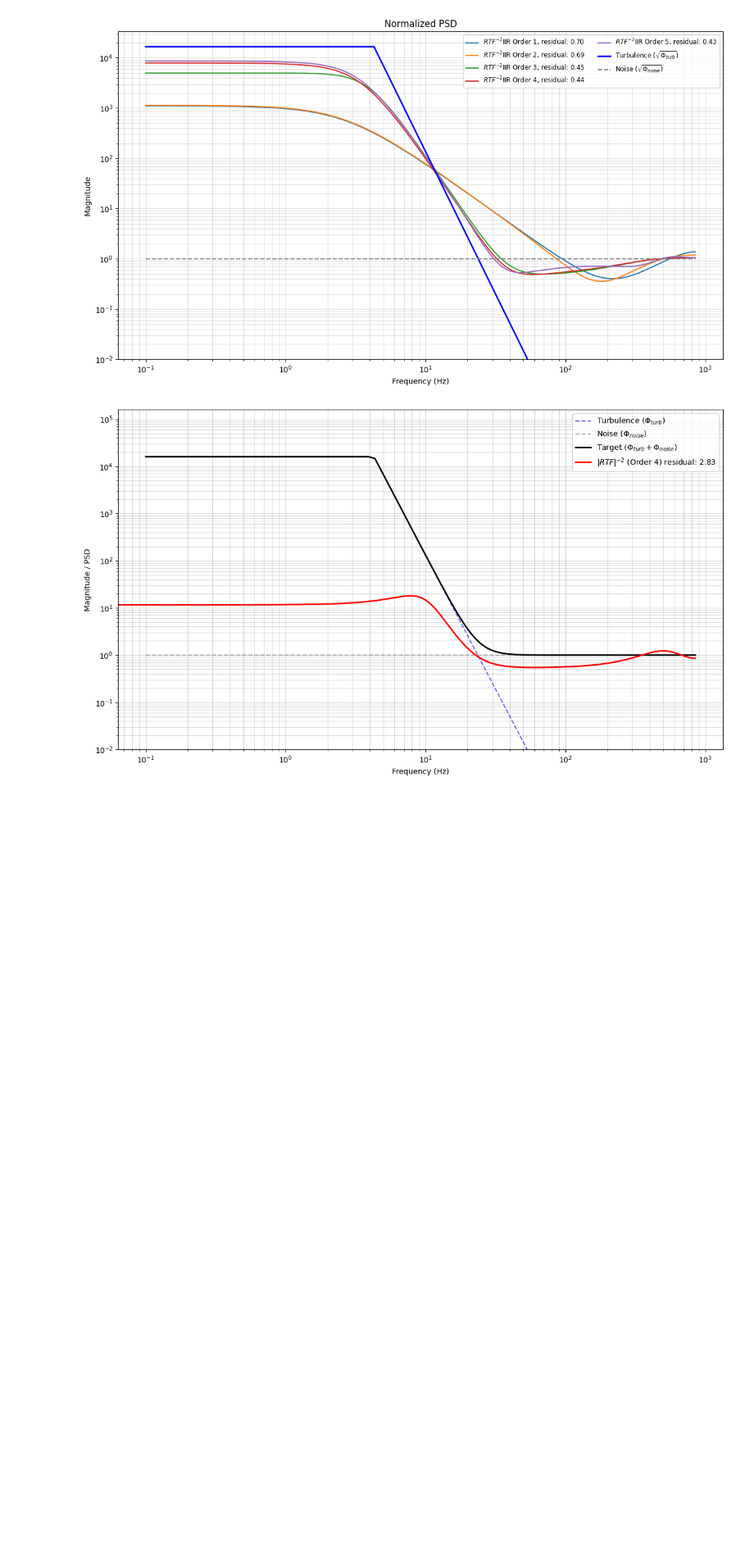
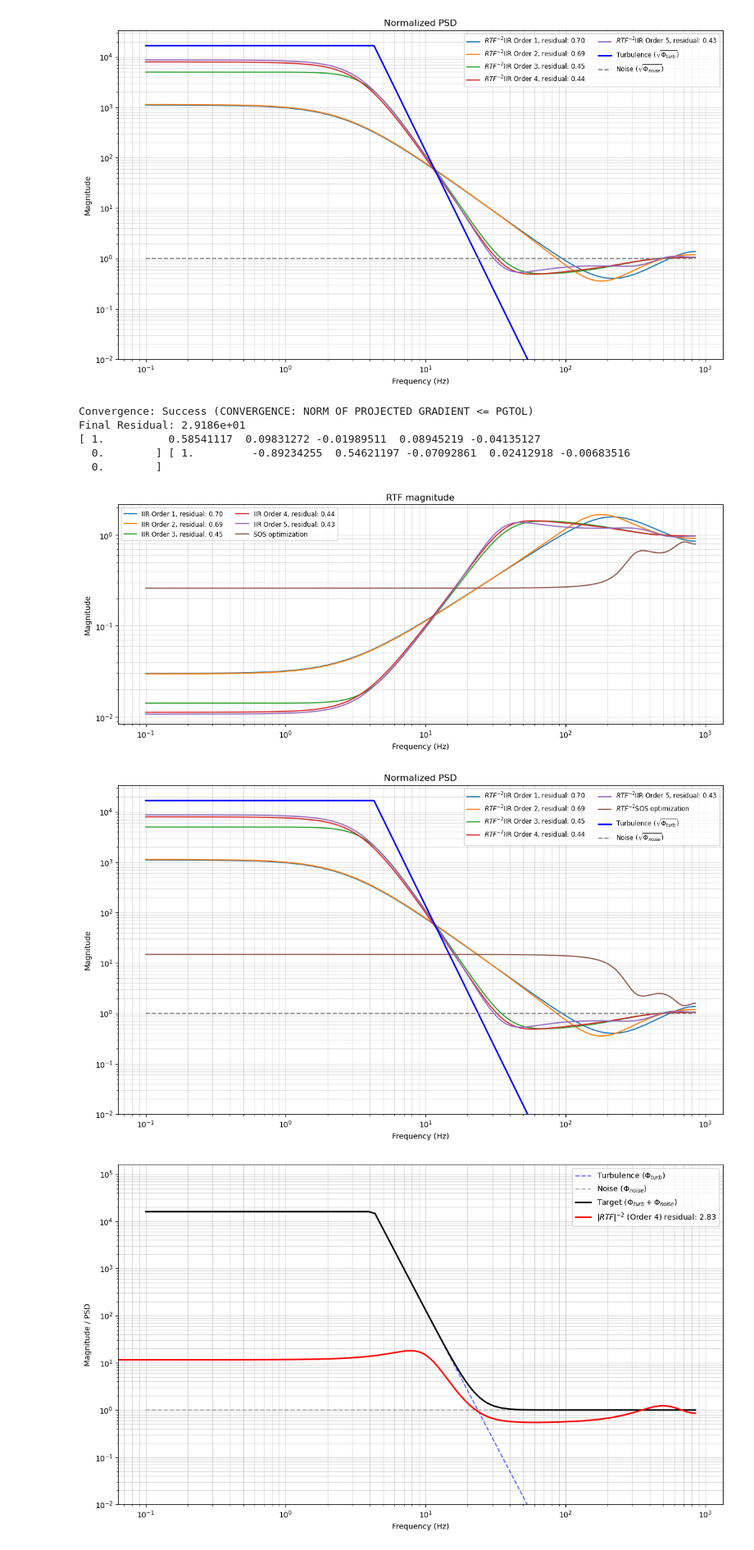
Before and after one commit to ArcetriAdaptiveOptics/SPECULA, a Jupyter notebook: config/SensorFusion/scracthIIRtfs.ipynb, the cells around one changed output. Shown at 82% size. Cells and saved outputs as stored; diff of their text form; code cells hidden in the pictures; blank space fills up the shorter version.

```diff
--- a/config/SensorFusion/scracthIIRtfs.ipynb
+++ b/config/SensorFusion/scracthIIRtfs.ipynb
@@ -176,7 +176,7 @@ V = 20
 D = 8.4
 
 FS = 1700.0
-DELAY_STEPS = 2
+DELAY_STEPS = 3
 N_RADIAL = 5
 CUTOFF_FREQ = 0.3 * (N_RADIAL + 1) * V/D
 TURB_POWER = 100.0
@@ -222 +333,27 @@ a coeffs: [ 1.         -1.84738087  0.77894781  0.04729035 -0.01663076  0.037973
+# %%
+K,sos = optimize_filter_polar(
+    target_order=TARGET_ORDER,
+    delay_steps=DELAY_STEPS,
+    fs=FS,
+    cutoff=CUTOFF_FREQ,
+    n=N_RADIAL,
+    turb_power=TURB_POWER,
+    noise_power=NOISE_POWER)
+
+# sos[0,:3] *= K
+b,a = signal.sos2tf(sos)
+
+print(b,a)
+
+results_list.append((b, a, f"SOS optimization"))
+
+plot_filter_performance(fs=FS, cutoff=CUTOFF_FREQ, n=N_RADIAL, turb_power=TURB_POWER, noise_power=NOISE_POWER, delay_steps=DELAY_STEPS, filter_results=results_list)
+# %% [output]
+Convergence: Success (CONVERGENCE: NORM OF PROJECTED GRADIENT <= PGTOL)
+Final Residual: 2.9186e+01
+[ 1.          0.58541117  0.09831272 -0.01989511  0.08945219 -0.04135127
+  0.        ] [ 1.         -0.89234255  0.54621197 -0.07092861  0.02412918 -0.00683516
+  0.        ]
+[figure, added]
+[figure, added]
 # %%
```
Also changed, not shown: parts of 2 cells of this notebook, 1 other file.
